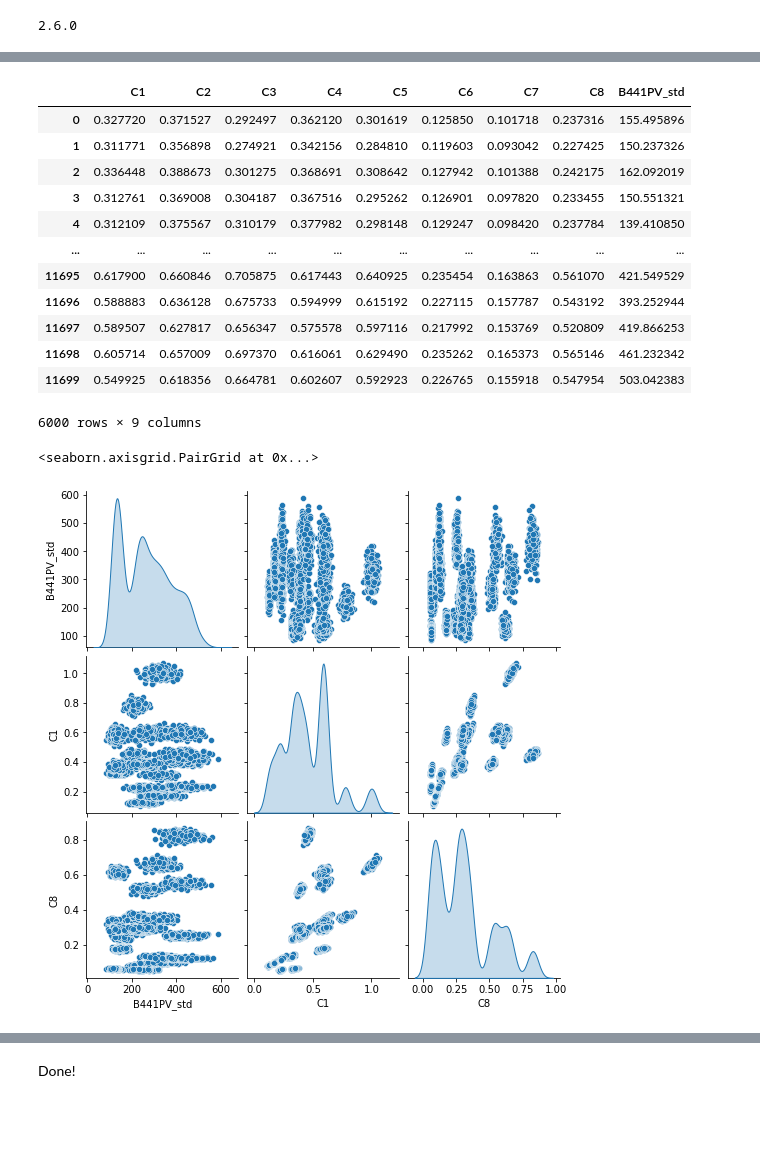
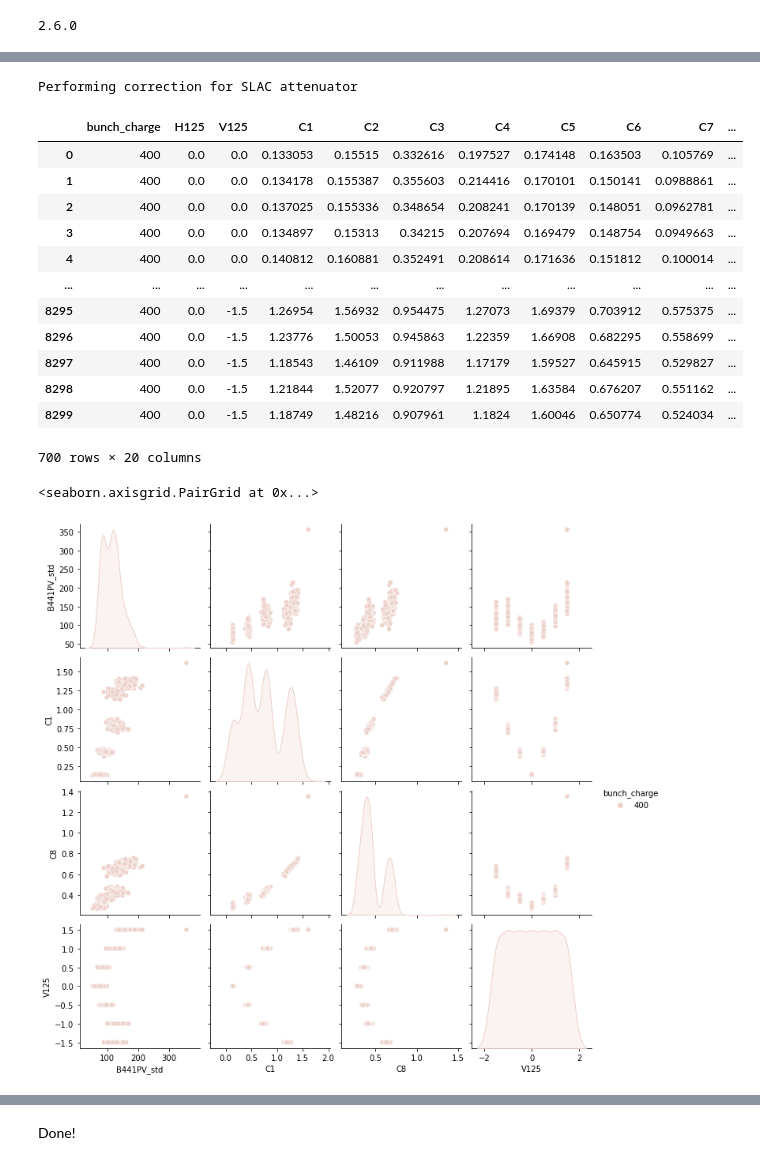
Before and after one commit to joadiazcr/thesis, a Jupyter notebook: HOM_FAST/ML/FAST_NN_training_D.ipynb, the cells around one changed output, grey strips where cells are left out. Drawn from its saved outputs; the diff is of its cells as text; code cells hidden in the pictures; blank space fills up the shorter version.

Commit message:
Include correction for SLAC attenuator so the script can be used for data from shift 6

```diff
--- a/HOM_FAST/ML/FAST_NN_training_D.ipynb
+++ b/HOM_FAST/ML/FAST_NN_training_D.ipynb
@@ -15,6 +15,7 @@ print(tf.__version__)
 # %% [output]
 2.6.0
 # %%
-df = pd.read_pickle('bpm_big_data_shift4.plk')
+#df = pd.read_pickle('bpm_big_data_shift4.plk')
+df = pd.read_pickle('bpm_big_data_shift6.plk')
 df
 # %% [output]
@@ -50,0 +35,11 @@ df
+# %%
+df = df[df.num_bunches == 50]
+#df = df[df.connection == 'Downstream']
+#df = df[df.V125 == 0.0]
+#df = df[df.bunch_charge == 250]
+
+# Example 2 - 100 shots per beam config - 700 samples in total
+df = df[df.connection == 'Upstream']
+df = df[df.H125 == 0.0]
+df = df[df.bunch_charge == 400]
+df
@@ -51,27 +60,38 @@ df
+# %%
+# check if attenuator column
+if 'SLAC_attenuator' in list(df):
+    print('Performing correction for SLAC attenuator')
+    homs = ['C1', 'C2', 'C3', 'C4', 'C5', 'C6', 'C7', 'C8']
+    for hom in homs:
+        df[hom + '_raw'] = df[hom]
+        df[hom] = df[hom] * np.power(10, df['SLAC_attenuator']*2/20)
+# %% [output]
+Performing correction for SLAC attenuator
 # %%
 # Define variable to predict
 output = 'B441PV_std'
-
-df = df[['C1', 'C2', 'C3', 'C4', 'C5', 'C6', 'C7', 'C8', output]]
+#df = df.astype({'SLAC_attenuator': 'float'})
+df = df[['bunch_charge', 'H125', 'V125', 'C1', 'C2', 'C3', 'C4', 'C5', 'C6', 'C7', 'C8',
+         'C1_raw', 'C2_raw', 'C3_raw', 'C4_raw', 'C5_raw', 'C6_raw', 'C7_raw', 'C8_raw', output]]
 df
 # %% [output]
-|  | C1 | C2 | C3 | C4 | C5 | C6 | C7 | C8 | B441PV_std |
-| 0 | 0.327720 | 0.371527 | 0.292497 | 0.362120 | 0.301619 | 0.125850 | 0.101718 | 0.237316 | 155.495896 |
-| 1 | 0.311771 | 0.356898 | 0.274921 | 0.342156 | 0.284810 | 0.119603 | 0.093042 | 0.227425 | 150.237326 |
-| 2 | 0.336448 | 0.388673 | 0.301275 | 0.368691 | 0.308642 | 0.127942 | 0.101388 | 0.242175 | 162.092019 |
-| 3 | 0.312761 | 0.369008 | 0.304187 | 0.367516 | 0.295262 | 0.126901 | 0.097820 | 0.233455 | 150.551321 |
-| 4 | 0.312109 | 0.375567 | 0.310179 | 0.377982 | 0.298148 | 0.129247 | 0.098420 | 0.237784 | 139.410850 |
-| ... | ... | ... | ... | ... | ... | ... | ... | ... | ... |
-| 11695 | 0.617900 | 0.660846 | 0.705875 | 0.617443 | 0.640925 | 0.235454 | 0.163863 | 0.561070 | 421.549529 |
-| 11696 | 0.588883 | 0.636128 | 0.675733 | 0.594999 | 0.615192 | 0.227115 | 0.157787 | 0.543192 | 393.252944 |
-| 11697 | 0.589507 | 0.627817 | 0.656347 | 0.575578 | 0.597116 | 0.217992 | 0.153769 | 0.520809 | 419.866253 |
-| 11698 | 0.605714 | 0.657009 | 0.697370 | 0.616061 | 0.629490 | 0.235262 | 0.165373 | 0.565146 | 461.232342 |
-| 11699 | 0.549925 | 0.618356 | 0.664781 | 0.602607 | 0.592923 | 0.226765 | 0.155918 | 0.547954 | 503.042383 |
+|  | bunch_charge | H125 | V125 | C1 | C2 | C3 | C4 | C5 | C6 | C7 | ... |
+| 0 | 400 | 0.0 | 0.0 | 0.133053 | 0.15515 | 0.332616 | 0.197527 | 0.174148 | 0.163503 | 0.105769 | ... |
+| 1 | 400 | 0.0 | 0.0 | 0.134178 | 0.155387 | 0.355603 | 0.214416 | 0.170101 | 0.150141 | 0.0988861 | ... |
+| 2 | 400 | 0.0 | 0.0 | 0.137025 | 0.155336 | 0.348654 | 0.208241 | 0.170139 | 0.148051 | 0.0962781 | ... |
+| 3 | 400 | 0.0 | 0.0 | 0.134897 | 0.15313 | 0.34215 | 0.207694 | 0.169479 | 0.148754 | 0.0949663 | ... |
+| 4 | 400 | 0.0 | 0.0 | 0.140812 | 0.160881 | 0.352491 | 0.208614 | 0.171636 | 0.151812 | 0.100014 | ... |
+| ... | ... | ... | ... | ... | ... | ... | ... | ... | ... | ... | ... |
+| 8295 | 400 | 0.0 | -1.5 | 1.26954 | 1.56932 | 0.954475 | 1.27073 | 1.69379 | 0.703912 | 0.575375 | ... |
+| 8296 | 400 | 0.0 | -1.5 | 1.23776 | 1.50053 | 0.945863 | 1.22359 | 1.66908 | 0.682295 | 0.558699 | ... |
+| 8297 | 400 | 0.0 | -1.5 | 1.18543 | 1.46109 | 0.911988 | 1.17179 | 1.59527 | 0.645915 | 0.529827 | ... |
+| 8298 | 400 | 0.0 | -1.5 | 1.21844 | 1.52077 | 0.920797 | 1.21895 | 1.63584 | 0.676207 | 0.551162 | ... |
+| 8299 | 400 | 0.0 | -1.5 | 1.18749 | 1.48216 | 0.907961 | 1.1824 | 1.60046 | 0.650774 | 0.524034 | ... |
-6000 rows × 9 columns
+700 rows × 20 columns
 # %%
-sns.pairplot(df[[output, 'C1', 'C8']], diag_kind='kde') # Just plot some relationships
+sns.pairplot(df[[output, 'C1', 'C8', 'V125', 'bunch_charge']], diag_kind='kde', hue='bunch_charge') # Just plot some relationships
 # %% [output]
 <seaborn.axisgrid.PairGrid at 0x...>
-[figure, old version]
+[figure, new version]
 # %%
 plt.plot(df[output])
```
Also changed, not shown: parts of 28 cells of this notebook.
